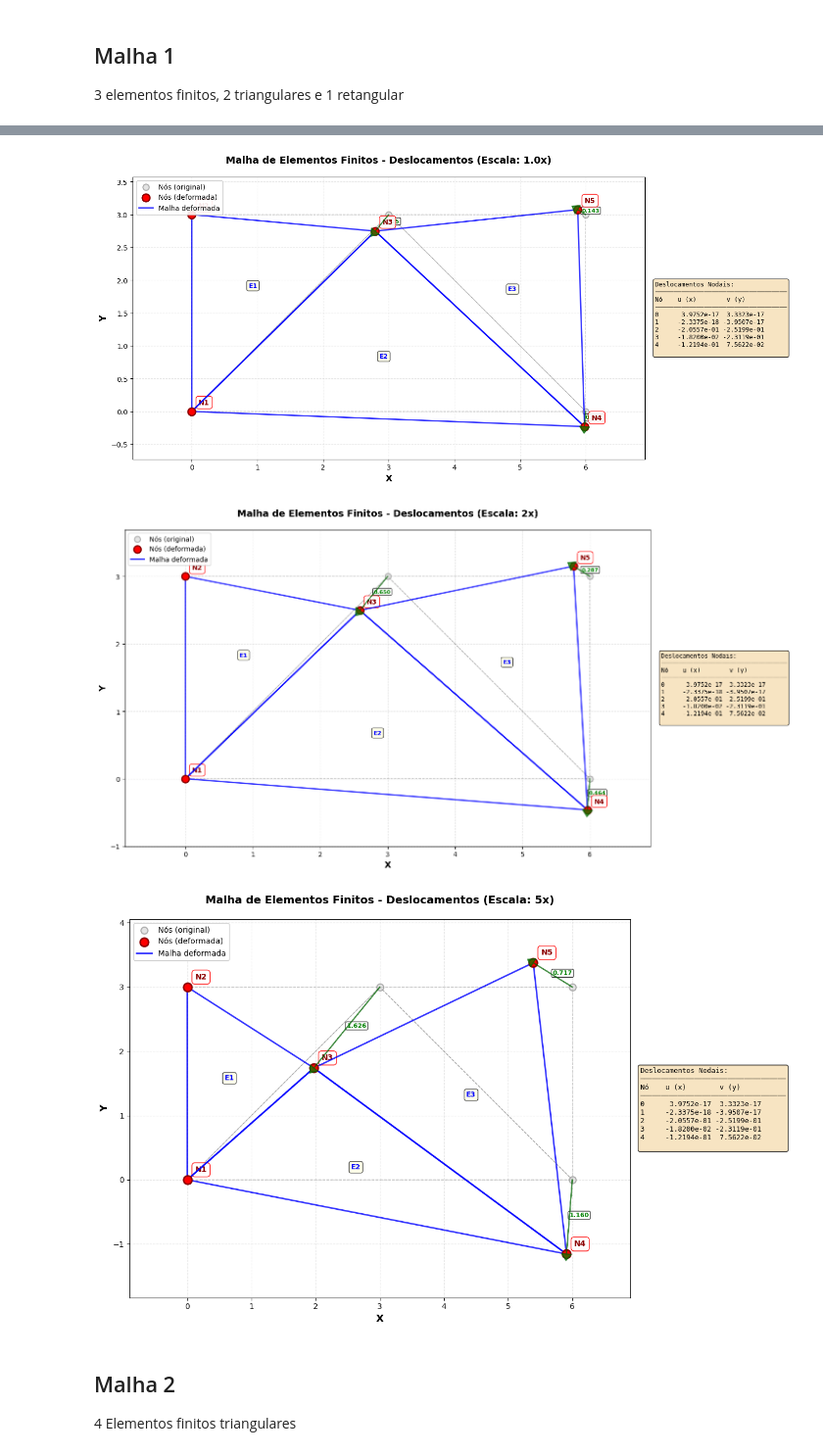
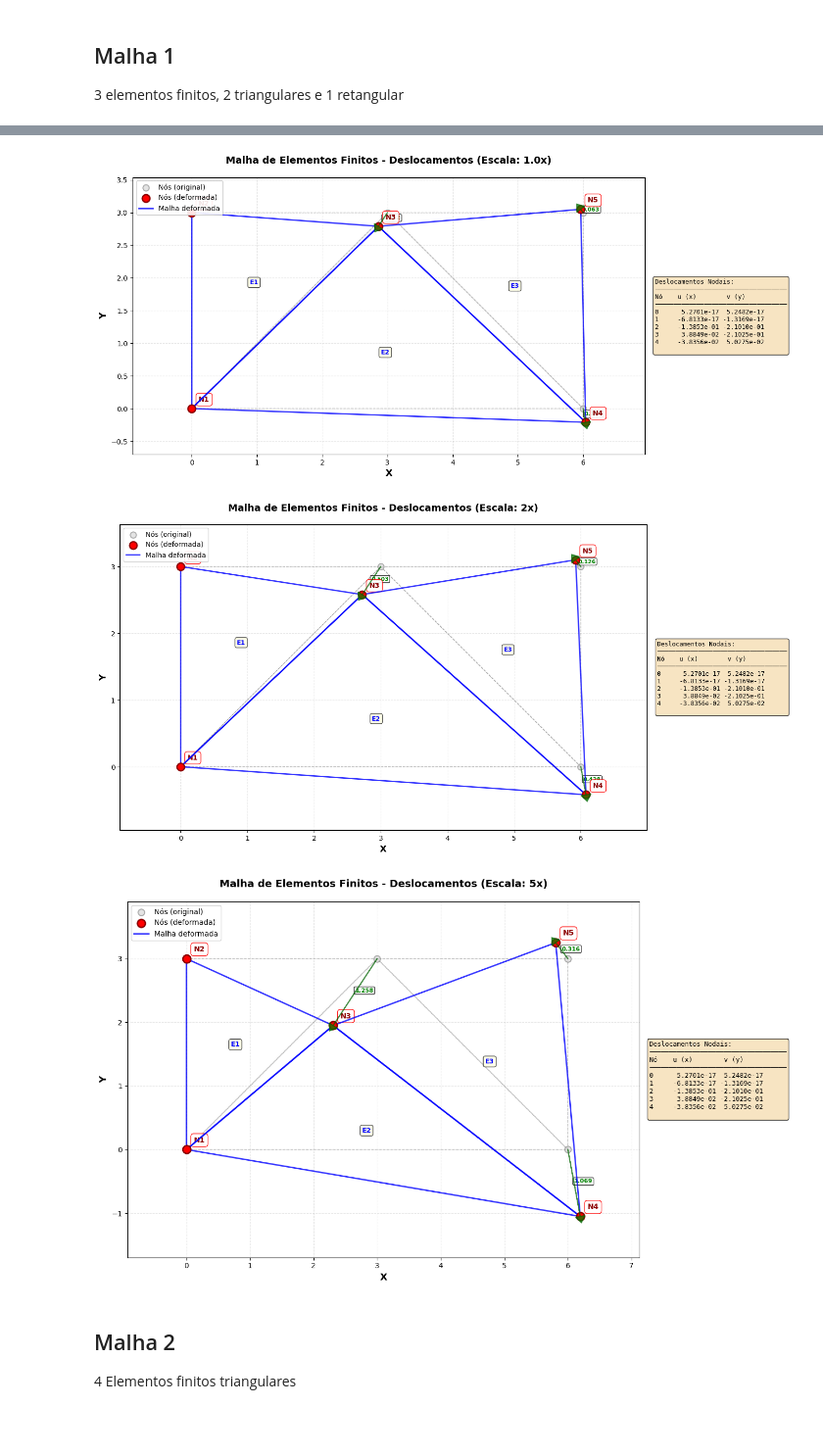
Before and after one commit to Rogire/Trabalho2MEF, a Jupyter notebook: Trabalho 2(Estado Plano)/Código Python/Trabalho02.ipynb, the cells around one changed output, grey strips where cells are left out. Shown at 98% size. Saved outputs shown, nothing was run; the diff lists cells and outputs as text; code cells hidden in the pictures; blank space fills up the shorter version.

```diff
--- a/Trabalho 2(Estado Plano)/Código Python/Trabalho02.ipynb
+++ b/Trabalho 2(Estado Plano)/Código Python/Trabalho02.ipynb
@@ -75,7 +59,7 @@ class ElementosFinitos:
         return B
 
     def calc_IndexUV(self,index_nos_El: np.ndarray, Num_nos_el: int, Num_gLib_no: int) -> np.ndarray:
-        #Calcula o index dos graus de liberdade (u,v) do elemento no sistema retorna em um vetor
+        #Calcula o index dos graus de liberdade (u,v) do elemento informado no sistema retorna em um vetor
         #
         numGlib = Num_nos_el * Num_gLib_no
         index = np.zeros(numGlib, dtype=int)
@@ -108,7 +92,7 @@ class ElementosFinitos:
         """
         Aplica condições de contorno(CC) ao sistema [K]{u}={F}, escalona a matriz
         de rigidez zerando a linha correspondente ao Grau de liberdade restringido,
-        coloca 1 na diagonal e o valor prescrito no vetor de forças.
+        coloca 1 na diagonal da linha e o valor prescrito no vetor de forças.
         """
 
         numCC = len(indCC)
@@ -124,7 +108,7 @@ class ElementosFinitos:
         return MatR_Global, F
 
     def Rel_TenDef(self) -> np.ndarray:
-        #Determina a equação constitutiva para material isotrópico.
+        #Calcula a matriz de relação tensão-deformação para materiais isotrópicos e lineares Cσ de acordo com o estado do problema em questão
 
         if self.Tipo_Estado == "EPT":  # Estado plano de tensões
             coef = self.Mod_Elasticidade / (1 - self.poisson**2)
@@ -147,6 +131,7 @@ class ElementosFinitos:
         return res
 
     def CalculaArea(self,gcoord,nodes,NumNosEl,GlibNo,iel):
+        #Calcula o as funções de forma N1,N2,N3 para o elemento informado, a área do elemento e matriz cinemática B
         nd = np.zeros(3, dtype=int)
         nd[0] = nodes[iel, 0]
         nd[1] = nodes[iel, 1]
@@ -181,6 +166,8 @@ class ElementosFinitos:
         return area, B_mat, index_Glib
 
     def CalculaDisp(self,F_desc,gcoord,nodes,bcdof,bcval):
+        #Faz o cálculo dos deslocamentos nodais e das tensões e deformações dos elementos, resolvendo
+        #o sistema [K]{u}={F} utilizando todas as funções desenvolvidas no projeto
         GlibNo = 2
         NumNosEl = 3
         TotGlib = self.TotNodes * GlibNo
@@ -238,6 +225,7 @@ class ElementosFinitos:
         return displace, stress, strain
 
     def show_res(self,show_displace=True,show_stress=True,show_strain=True, show_steps: bool = False):
+        #Exibe as informações de deslocamento, tensão e deformação na tela
         np.set_printoptions(linewidth=200, suppress=False, precision=4)
 
         if show_steps:
@@ -525,8 +513,8 @@ pos_nos = np.array([
  ])
 F_pos = [
     {"glib":5,"forca":-F},
-    {"glib":6,"forca":-q},
-    {"glib":8,"forca":-q},
+    {"glib":6,"forca":q},
+    {"glib":8,"forca":q},
 ]
 
 plot_malha_com_deslocamento(pos_nos, index_nos)
@@ -536,7 +524,7 @@ CC_Glib = np.array([0,1,2,3], dtype=int)
 CC_val = np.array([0.0, 0.0, 0.0,0.0])
 
 displace, stress, strain = Finitos.CalculaDisp(F_pos,pos_nos,index_nos,CC_Glib,CC_val)
-#Finitos.show_res(show_steps=True)
+Finitos.show_res(show_steps=True)
 
 
 print("Plot Deslocamento nodal:")
@@ -554,7 +552,7 @@ Strain: [[-2.4277e-17 -1.4030e-17 -9.3729e-02]
 Plot Deslocamento nodal:
-[figure, old version]
+[figure, new version]
-[figure, old version]
+[figure, new version]
-[figure, old version]
+[figure, new version]
 # %% [markdown]
 ## Malha 2
 
```
Also changed, not shown: parts of 4 cells of this notebook, 9 other files.
